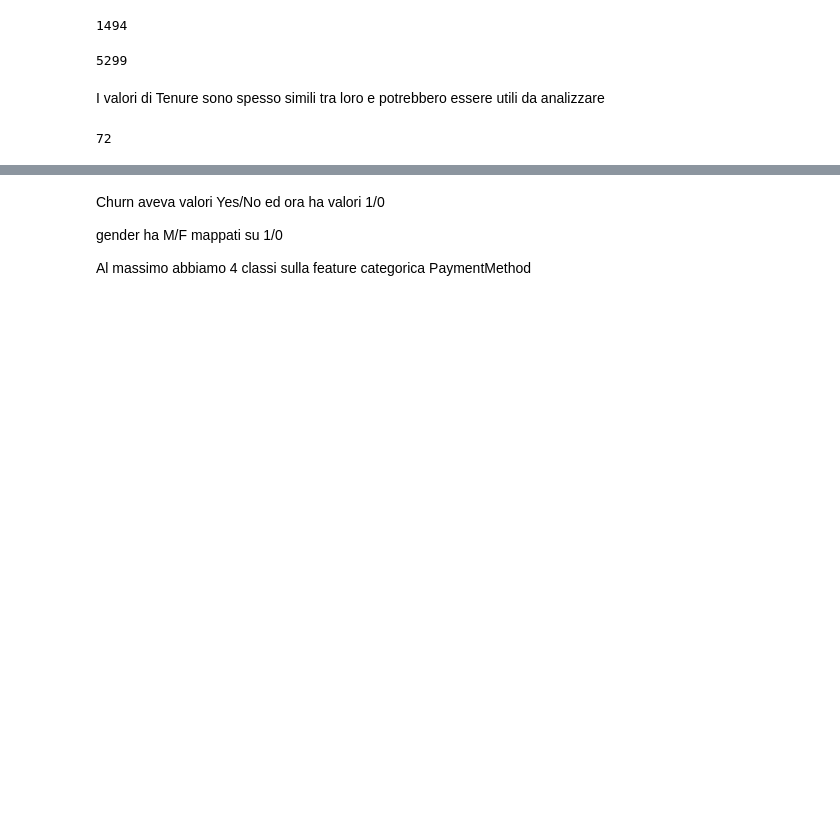
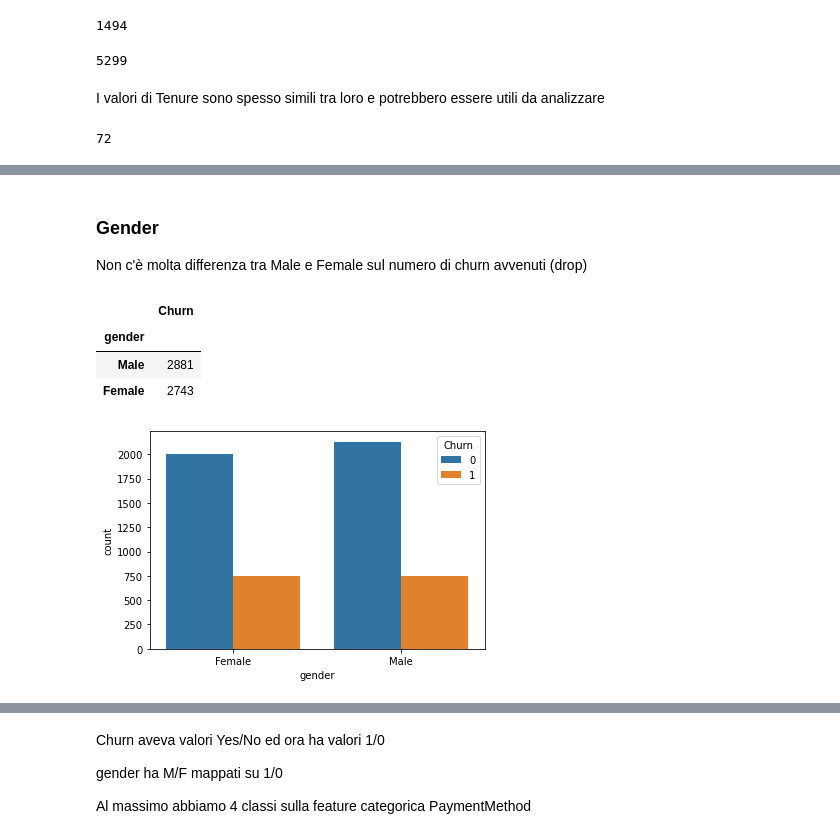
Before and after one commit to ale-pavel/challenge-telco-churn, a Jupyter notebook: Telco-Churn.ipynb, the cells around one changed output, grey strips where cells are left out. Cells and saved outputs as stored; diff of their text form; code cells hidden in the pictures; blank space fills up the shorter version.

```diff
--- a/Telco-Churn.ipynb
+++ b/Telco-Churn.ipynb
@@ -62,0 +78,9 @@ array(['Mailed check', 'Bank transfer (automatic)', 'Electronic check',
+# %%
+telco_data['MultipleLines'] = telco_data['MultipleLines'].replace('No phone service', 'No')
+
+column_list = telco_data.loc[:, 'OnlineSecurity':'StreamingMovies'].columns.tolist()
+
+for col in column_list:
+    telco_data[col] = telco_data[col].replace('No internet service', 'No')
+
+telco_data
@@ -145,0 +203,14 @@ Uso di un LabelEncoder di sklearn
+# %% [markdown]
+### Gender
+
+Non c'è molta differenza tra Male e Female sul numero di churn avvenuti (drop)
+# %%
+# Analyze the count of client Churn by gender
+ax = sns.countplot(x="gender", hue="Churn", data=telco_data)
+telco_data[['gender', 'Churn']].groupby(['gender']).count().sort_values(by='Churn', ascending=False)
+# %% [output]
+|  | Churn |
+| gender |  |
+| Male | 2881 |
+| Female | 2743 |
+[figure, added]
```
Also changed, not shown: parts of 64 cells of this notebook, 1 other file.
